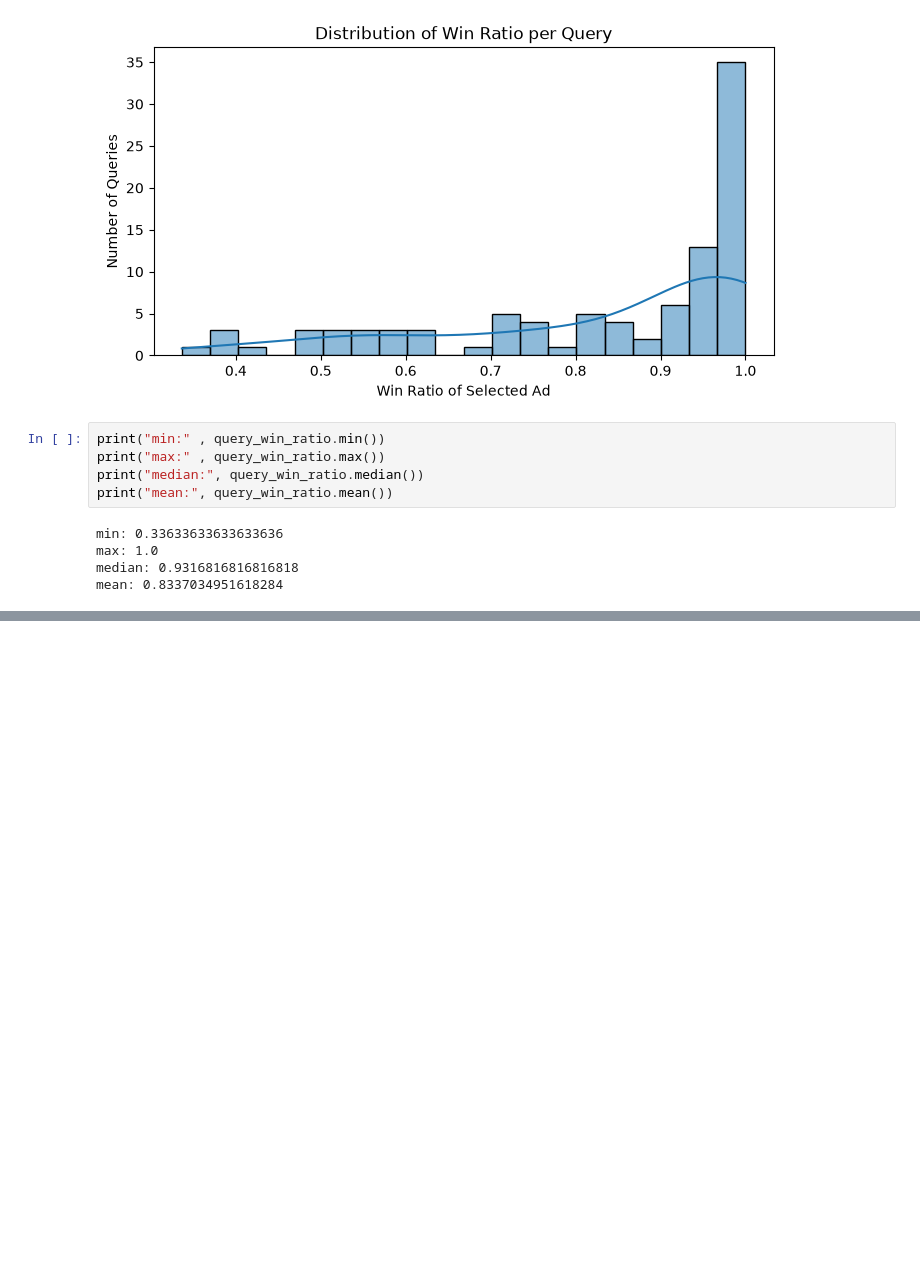
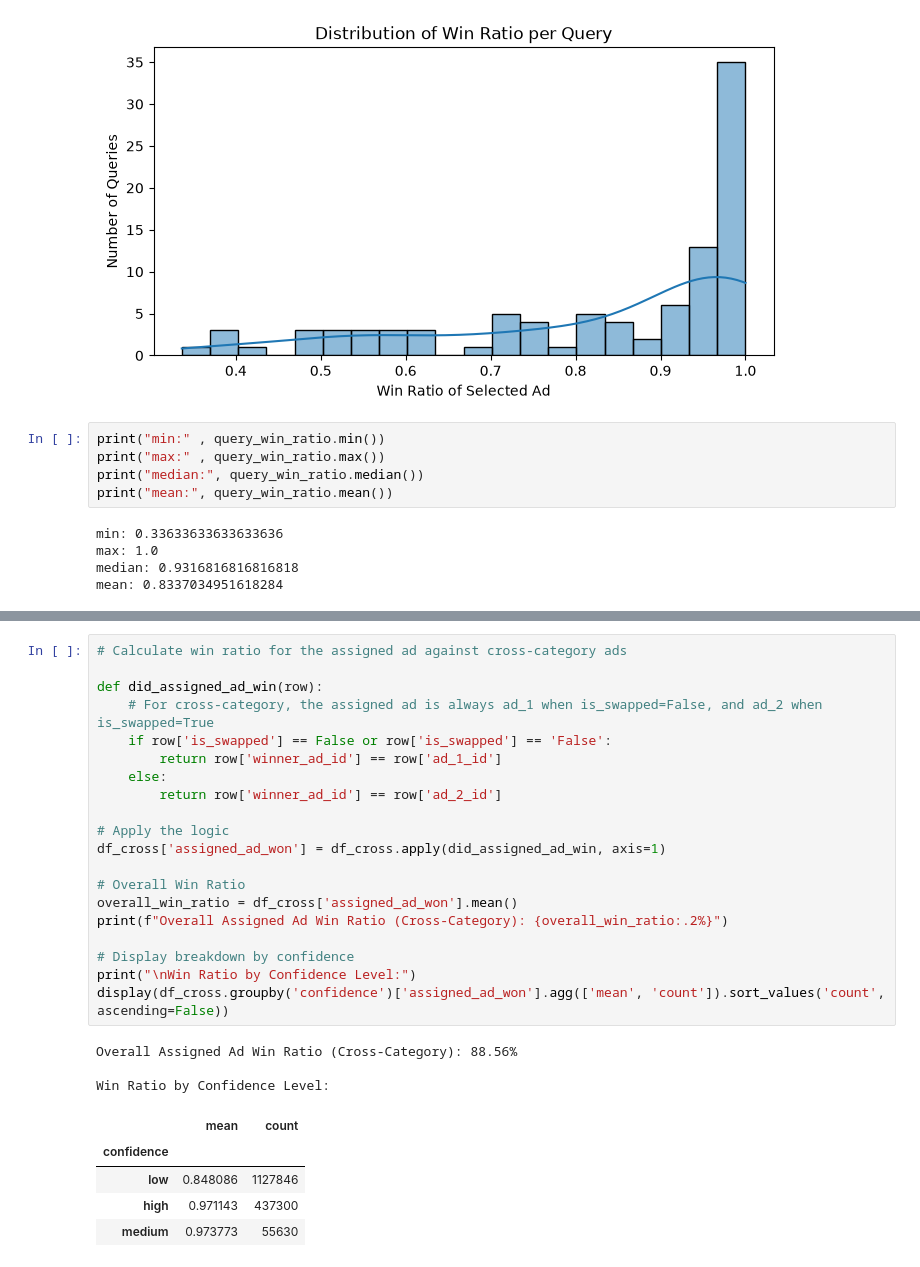
Before and after one commit to usrnamePrateek/LLM_with_ads, a Jupyter notebook: analysis/preference_scores_analysis.ipynb, the cells around one changed output, grey strips where cells are left out. Saved outputs shown, nothing was run; the diff lists cells and outputs as text; blank space fills up the shorter version.

```diff
--- a/analysis/preference_scores_analysis.ipynb
+++ b/analysis/preference_scores_analysis.ipynb
@@ -115,0 +141,29 @@ mean: 0.8337034951618284
+# %%
+# Calculate win ratio for the assigned ad against cross-category ads
+
+def did_assigned_ad_win(row):
+    # For cross-category, the assigned ad is always ad_1 when is_swapped=False, and ad_2 when is_swapped=True
+    if row['is_swapped'] == False or row['is_swapped'] == 'False':
+        return row['winner_ad_id'] == row['ad_1_id']
+    else:
+        return row['winner_ad_id'] == row['ad_2_id']
+
+# Apply the logic
+df_cross['assigned_ad_won'] = df_cross.apply(did_assigned_ad_win, axis=1)
+
+# Overall Win Ratio
+overall_win_ratio = df_cross['assigned_ad_won'].mean()
+print(f"Overall Assigned Ad Win Ratio (Cross-Category): {overall_win_ratio:.2%}")
+
+# Display breakdown by confidence
+print("\nWin Ratio by Confidence Level:")
+display(df_cross.groupby('confidence')['assigned_ad_won'].agg(['mean', 'count']).sort_values('count', ascending=False))
+# %% [output]
+Overall Assigned Ad Win Ratio (Cross-Category): 88.56%
+
+Win Ratio by Confidence Level:
+|  | mean | count |
+| confidence |  |  |
+| low | 0.848086 | 1127846 |
+| high | 0.971143 | 437300 |
+| medium | 0.973773 | 55630 |
```
Also changed, not shown: parts of 6 cells of this notebook, 3 other files.
